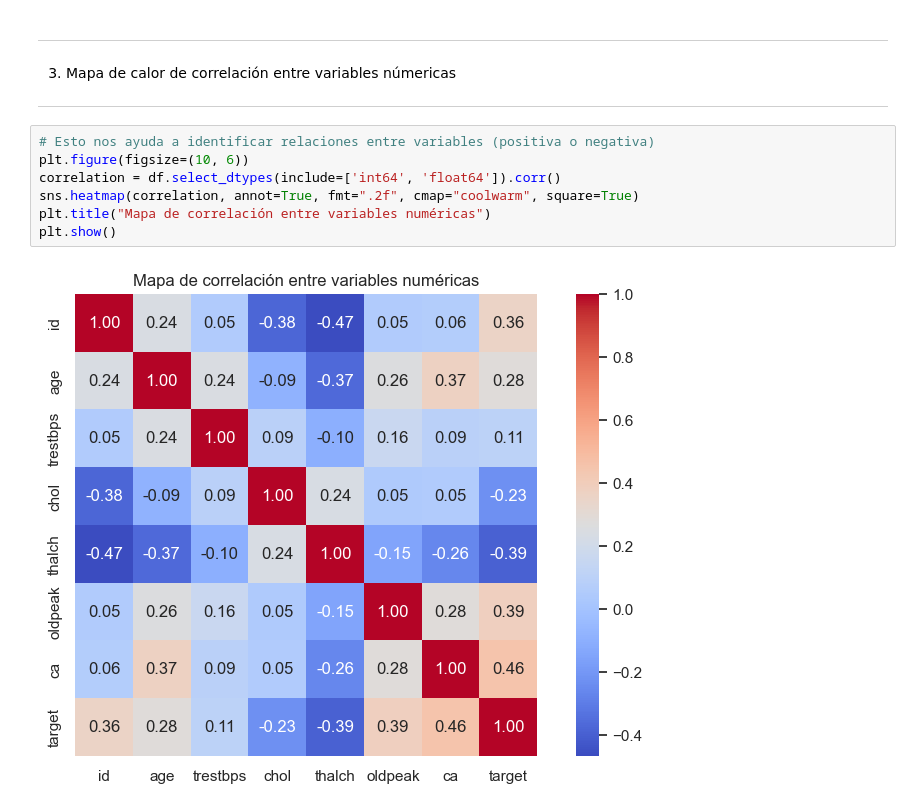
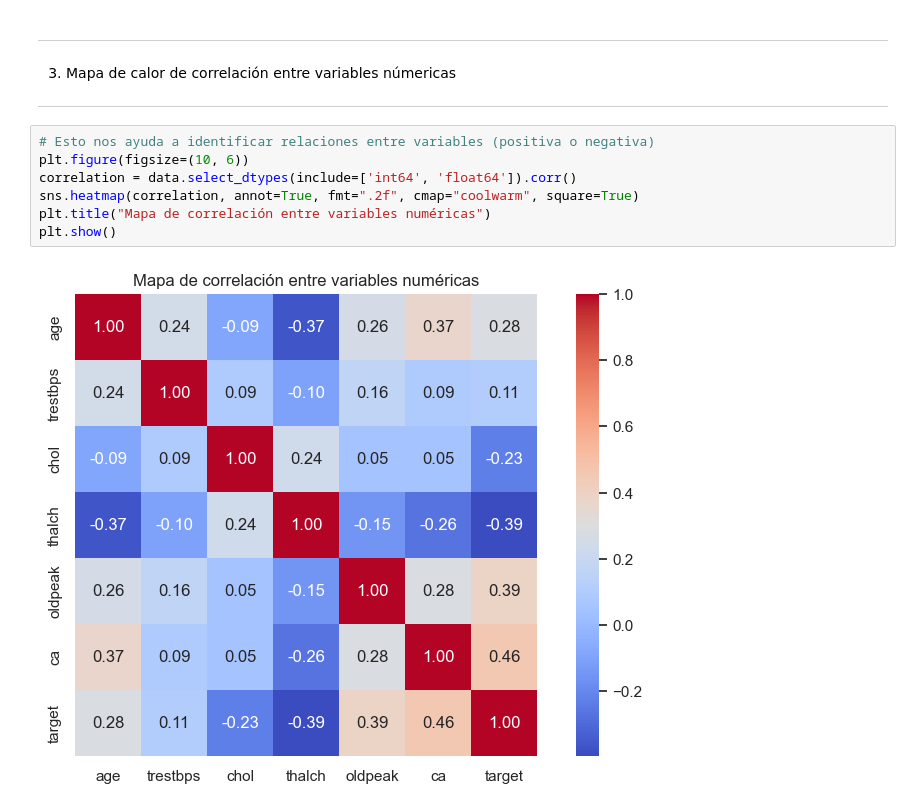
Before and after one commit to Aleejaandro/Machine-Learning, a Jupyter notebook: Clasificacion.ipynb, the cells around one changed output. Saved outputs shown, nothing was run; the diff lists cells and outputs as text.

```diff
--- a/Clasificacion.ipynb
+++ b/Clasificacion.ipynb
@@ -277,9 +224,9 @@ Esta gráfica muestra que el dataset está **razonablemente balanceado**, con un
 # %%
 # Esto nos ayuda a identificar relaciones entre variables (positiva o negativa)
 plt.figure(figsize=(10, 6))
-correlation = df.select_dtypes(include=['int64', 'float64']).corr()
+correlation = data.select_dtypes(include=['int64', 'float64']).corr()
 sns.heatmap(correlation, annot=True, fmt=".2f", cmap="coolwarm", square=True)
 plt.title("Mapa de correlación entre variables numéricas")
 plt.show()
 # %% [output]
-[figure, old version]
+[figure, new version]
```
Also changed, not shown: parts of 58 cells of this notebook, 1 other file.
